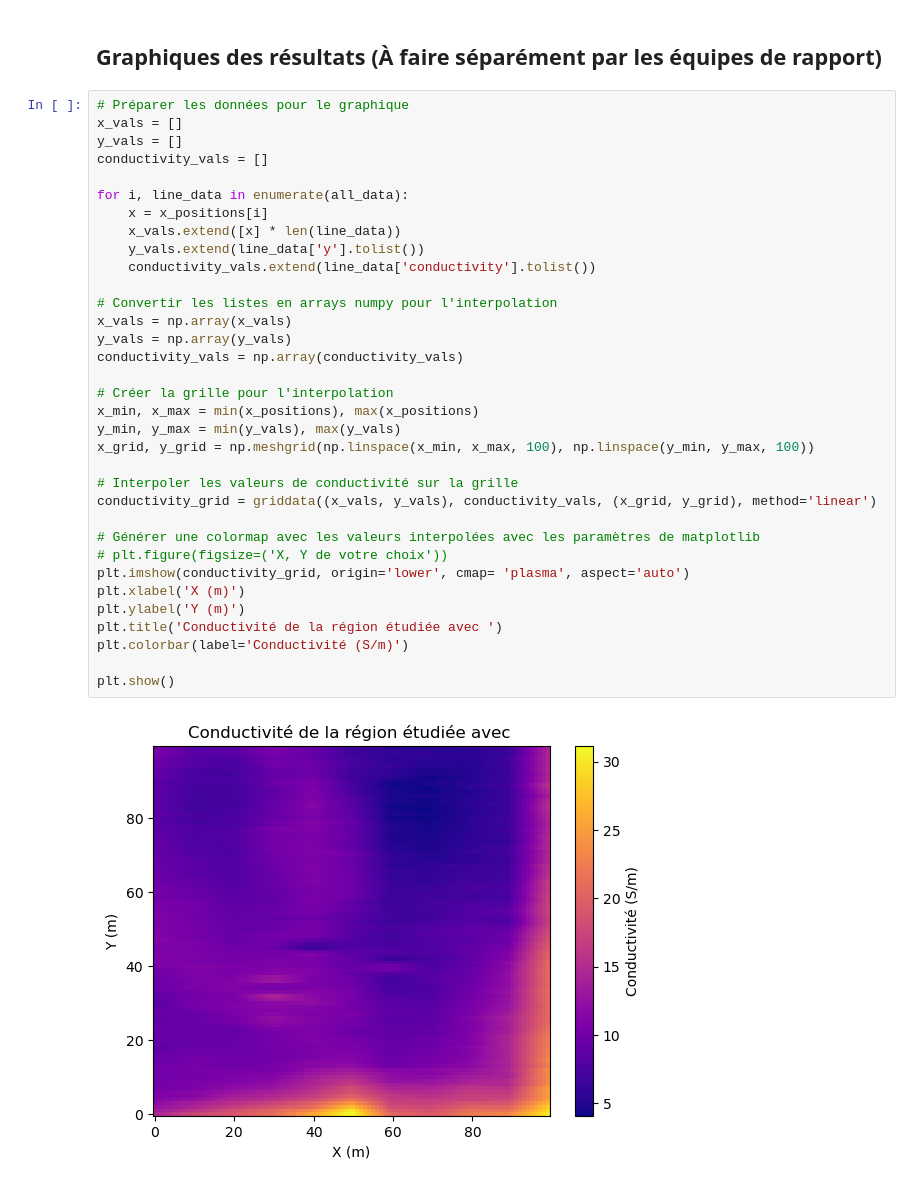
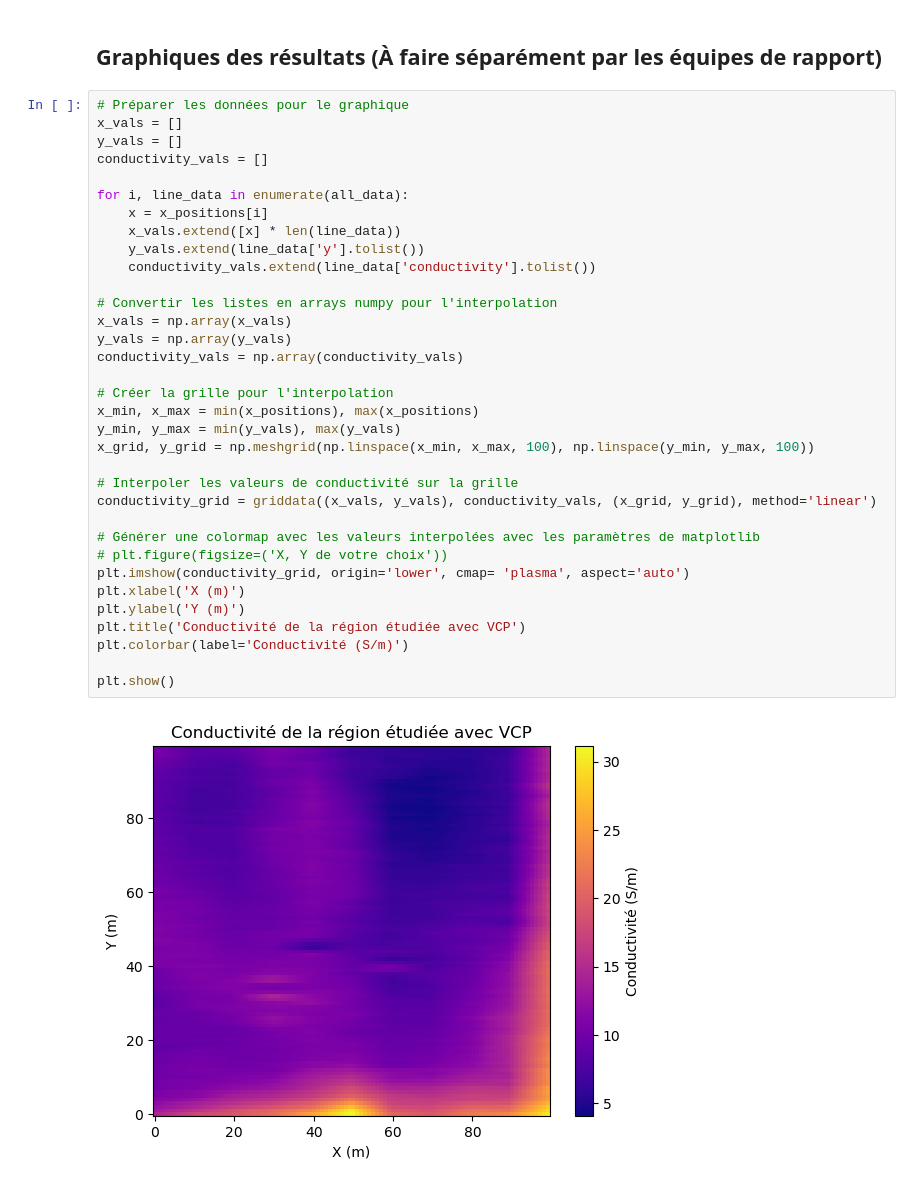
Before and after one commit to izzypol/hydrogeophys, a Jupyter notebook: EM31/Template traitement données EM-31 VCP_équipe 1.ipynb, the cells around one changed output. Saved outputs shown, nothing was run; the diff lists cells and outputs as text.

```diff
--- a/EM31/Template traitement données EM-31 VCP_équipe 1.ipynb
+++ b/EM31/Template traitement données EM-31 VCP_équipe 1.ipynb
@@ -95,35 +95,35 @@ y_vals = []
 conductivity_vals = []
 
 for i, line_data in enumerate(all_data):
     x = x_positions[i]
     x_vals.extend([x] * len(line_data))
     y_vals.extend(line_data['y'].tolist())
     conductivity_vals.extend(line_data['conductivity'].tolist())
 
 # Convertir les listes en arrays numpy pour l'interpolation
 x_vals = np.array(x_vals)
 y_vals = np.array(y_vals)
 conductivity_vals = np.array(conductivity_vals)
 
 # Créer la grille pour l'interpolation
 x_min, x_max = min(x_positions), max(x_positions)
 y_min, y_max = min(y_vals), max(y_vals)
 x_grid, y_grid = np.meshgrid(np.linspace(x_min, x_max, 100), np.linspace(y_min, y_max, 100))
 
 # Interpoler les valeurs de conductivité sur la grille
 conductivity_grid = griddata((x_vals, y_vals), conductivity_vals, (x_grid, y_grid), method='linear')
 
 # Générer une colormap avec les valeurs interpolées avec les paramètres de matplotlib
 # plt.figure(figsize=('X, Y de votre choix'))
 plt.imshow(conductivity_grid, origin='lower', cmap= 'plasma', aspect='auto')
 plt.xlabel('X (m)')
 plt.ylabel('Y (m)')
-plt.title('Conductivité de la région étudiée avec ')
+plt.title('Conductivité de la région étudiée avec VCP')
 plt.colorbar(label='Conductivité (S/m)')
 
 plt.show()
 # %% [output]
-[figure, old version]
+[figure, new version]
 # %%
 # Préparer les données pour le graphique
 x_vals2 = []
```
Also changed, not shown: parts of 1 cell of this notebook.
